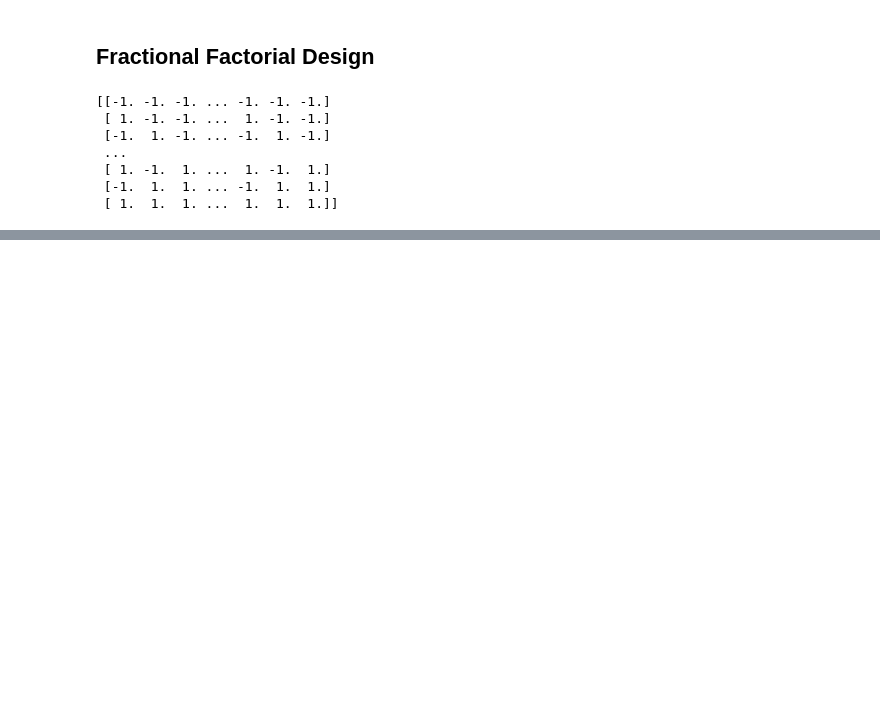
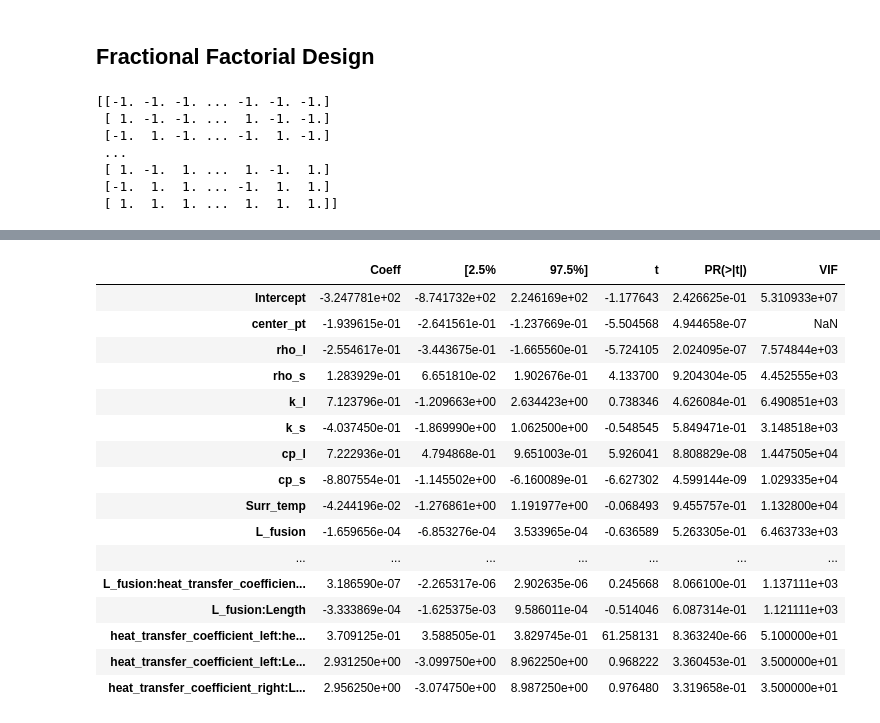
Before and after one commit to radhikrammohan/1D_HT_Pinn, a Jupyter notebook: Data-prep/DOE/1D_HT_DOEmtab.ipynb, the cells around one changed output, grey strips where cells are left out. Cells and saved outputs as stored; diff of their text form; code cells hidden in the pictures; blank space fills up the shorter version.

```diff
--- a/Data-prep/DOE/1D_HT_DOEmtab.ipynb
+++ b/Data-prep/DOE/1D_HT_DOEmtab.ipynb
@@ -123,0 +172,5 @@ des3 = pd.read_csv(cp)
+# %%
+for i in range(doe_cp.shape[0]):
+    input_values = doe_cp.iloc[i,:-1].values
+    k= sim1d(*input_values)
+    doe_cp.at[i, 'Lowest_Niyama'] = k
@@ -123,0 +197,42 @@ des3 = pd.read_csv(cp)
+# %%
+doe_cp['center_pt'] = [0] * doe_cp.shape[0]
+
+doe_cp.at[doe_cp.shape[0]-1, 'center_pt'] = 1
+# %%
+formula5 = 'Lowest_Niyama ~  center_pt + rho_l + rho_s + k_l + k_s \
+             + cp_l + cp_s + Surr_temp + L_fusion + temp_init + \
+            heat_transfer_coefficient_left + heat_transfer_coefficient_right + Length + \
+            rho_l*rho_s + rho_l*k_l + rho_l*cp_l + rho_l*cp_s + rho_l*Surr_temp + rho_l*L_fusion + rho_l*heat_transfer_coefficient_left + \
+             + rho_l*Length + rho_s*k_l + rho_s*cp_l + \
+            rho_s*cp_s +  \
+            rho_s*heat_transfer_coefficient_right + rho_s*Length + k_l*cp_l  + k_l*Surr_temp + k_l*L_fusion +\
+             + k_l*heat_transfer_coefficient_left  + k_l*Length + k_s*cp_l  + \
+            k_s*Surr_temp + k_s*heat_transfer_coefficient_left +  \
+            cp_l*cp_s + cp_l*Surr_temp + cp_l*L_fusion + cp_l*temp_init + cp_l*heat_transfer_coefficient_left + \
+            cp_l*Length +  cp_s*L_fusion + cp_s*temp_init + cp_s*heat_transfer_coefficient_left + cp_s*heat_transfer_coefficient_right + \
+            cp_s*Length + Surr_temp*L_fusion + Surr_temp*temp_init +  \
+            Surr_temp*Length + L_fusion*heat_transfer_coefficient_right + L_fusion*Length + \
+            + heat_transfer_coefficient_left*heat_transfer_coefficient_right + \
+            heat_transfer_coefficient_left*Length + heat_transfer_coefficient_right*Length'
+
+model_cp = sm.OLS.from_formula(formula5, data=doe_cp.iloc[:-1]).fit()
+
+mqr.anova.coeffs(model_cp)
+# %% [output]
+|  | Coeff | [2.5% | 97.5%] | t | PR(>|t|) | VIF |
+| Intercept | -3.247781e+02 | -8.741732e+02 | 2.246169e+02 | -1.177643 | 2.426625e-01 | 5.310933e+07 |
+| center_pt | -1.939615e-01 | -2.641561e-01 | -1.237669e-01 | -5.504568 | 4.944658e-07 | NaN |
+| rho_l | -2.554617e-01 | -3.443675e-01 | -1.665560e-01 | -5.724105 | 2.024095e-07 | 7.574844e+03 |
+| rho_s | 1.283929e-01 | 6.651810e-02 | 1.902676e-01 | 4.133700 | 9.204304e-05 | 4.452555e+03 |
+| k_l | 7.123796e-01 | -1.209663e+00 | 2.634423e+00 | 0.738346 | 4.626084e-01 | 6.490851e+03 |
+| k_s | -4.037450e-01 | -1.869990e+00 | 1.062500e+00 | -0.548545 | 5.849471e-01 | 3.148518e+03 |
+| cp_l | 7.222936e-01 | 4.794868e-01 | 9.651003e-01 | 5.926041 | 8.808829e-08 | 1.447505e+04 |
+| cp_s | -8.807554e-01 | -1.145502e+00 | -6.160089e-01 | -6.627302 | 4.599144e-09 | 1.029335e+04 |
+| Surr_temp | -4.244196e-02 | -1.276861e+00 | 1.191977e+00 | -0.068493 | 9.455757e-01 | 1.132800e+04 |
+| L_fusion | -1.659656e-04 | -6.853276e-04 | 3.533965e-04 | -0.636589 | 5.263305e-01 | 6.463733e+03 |
+| ... | ... | ... | ... | ... | ... | ... |
+| L_fusion:heat_transfer_coefficien... | 3.186590e-07 | -2.265317e-06 | 2.902635e-06 | 0.245668 | 8.066100e-01 | 1.137111e+03 |
+| L_fusion:Length | -3.333869e-04 | -1.625375e-03 | 9.586011e-04 | -0.514046 | 6.087314e-01 | 1.121111e+03 |
+| heat_transfer_coefficient_left:he... | 3.709125e-01 | 3.588505e-01 | 3.829745e-01 | 61.258131 | 8.363240e-66 | 5.100000e+01 |
+| heat_transfer_coefficient_left:Le... | 2.931250e+00 | -3.099750e+00 | 8.962250e+00 | 0.968222 | 3.360453e-01 | 3.500000e+01 |
+| heat_transfer_coefficient_right:L... | 2.956250e+00 | -3.074750e+00 | 8.987250e+00 | 0.976480 | 3.319658e-01 | 3.500000e+01 |
```
Also changed, not shown: parts of 21 cells of this notebook, 2 other files.
